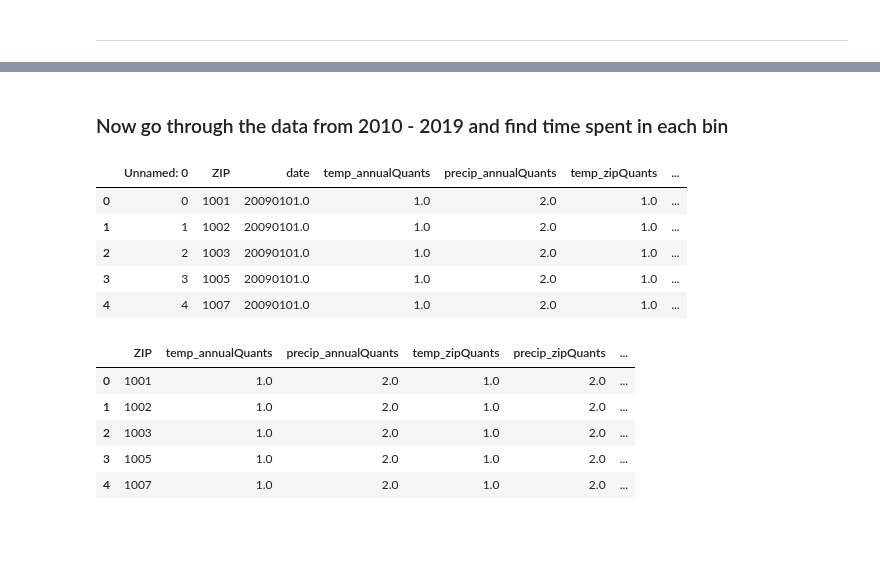
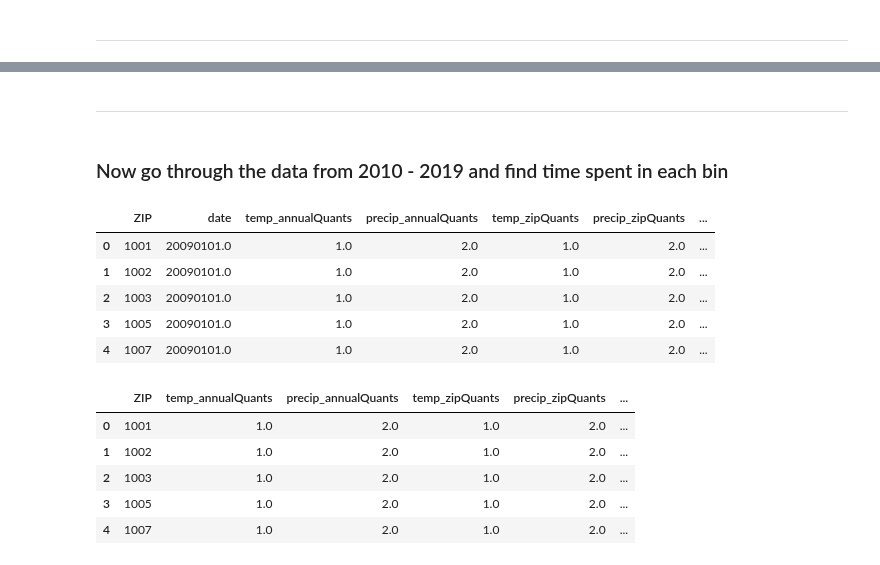
Before and after one commit to brianreed21/extremes, a Jupyter notebook: extremesCleaningCode/prismQuartiles_zipAll.ipynb, the cells around one changed output, grey strips where cells are left out. Cells and saved outputs as stored; diff of their text form; code cells hidden in the pictures; blank space fills up the shorter version.

```diff
--- a/extremesCleaningCode/prismQuartiles_zipAll.ipynb
+++ b/extremesCleaningCode/prismQuartiles_zipAll.ipynb
@@ -760,16 +964,18 @@ allWeather.to_csv("../../data/companyData/allWeather_allZips.csv")
+# %% [markdown]
+----------------------
 # %% [markdown]
 ### Now go through the data from 2010 - 2019 and find time spent in each bin
 # %%
-allWeather = pd.read_csv("../../data/companyData/allWeather_allZips.csv")
+allWeather = pd.read_csv("../../data/companyData/allWeather_allZips.csv").drop(columns = {'Unnamed: 0'})
 
 allWeather.head()
 # %% [output]
-|  | Unnamed: 0 | ZIP | date | temp_annualQuants | precip_annualQuants | temp_zipQuants | ... |
-| 0 | 0 | 1001 | 20090101.0 | 1.0 | 2.0 | 1.0 | ... |
-| 1 | 1 | 1002 | 20090101.0 | 1.0 | 2.0 | 1.0 | ... |
-| 2 | 2 | 1003 | 20090101.0 | 1.0 | 2.0 | 1.0 | ... |
-| 3 | 3 | 1005 | 20090101.0 | 1.0 | 2.0 | 1.0 | ... |
-| 4 | 4 | 1007 | 20090101.0 | 1.0 | 2.0 | 1.0 | ... |
+|  | ZIP | date | temp_annualQuants | precip_annualQuants | temp_zipQuants | precip_zipQuants | ... |
+| 0 | 1001 | 20090101.0 | 1.0 | 2.0 | 1.0 | 2.0 | ... |
+| 1 | 1002 | 20090101.0 | 1.0 | 2.0 | 1.0 | 2.0 | ... |
+| 2 | 1003 | 20090101.0 | 1.0 | 2.0 | 1.0 | 2.0 | ... |
+| 3 | 1005 | 20090101.0 | 1.0 | 2.0 | 1.0 | 2.0 | ... |
+| 4 | 1007 | 20090101.0 | 1.0 | 2.0 | 1.0 | 2.0 | ... |
 # %%
 allWeather['yearQuarter'] = pd.to_datetime(allWeather.date, format='%Y%m%d').dt.year.astype('str') + 'q' + \
     pd.to_datetime(allWeather.date, format='%Y%m%d').dt.quarter.astype('str')
```
Also changed, not shown: parts of 23 cells of this notebook, 2 other files.
